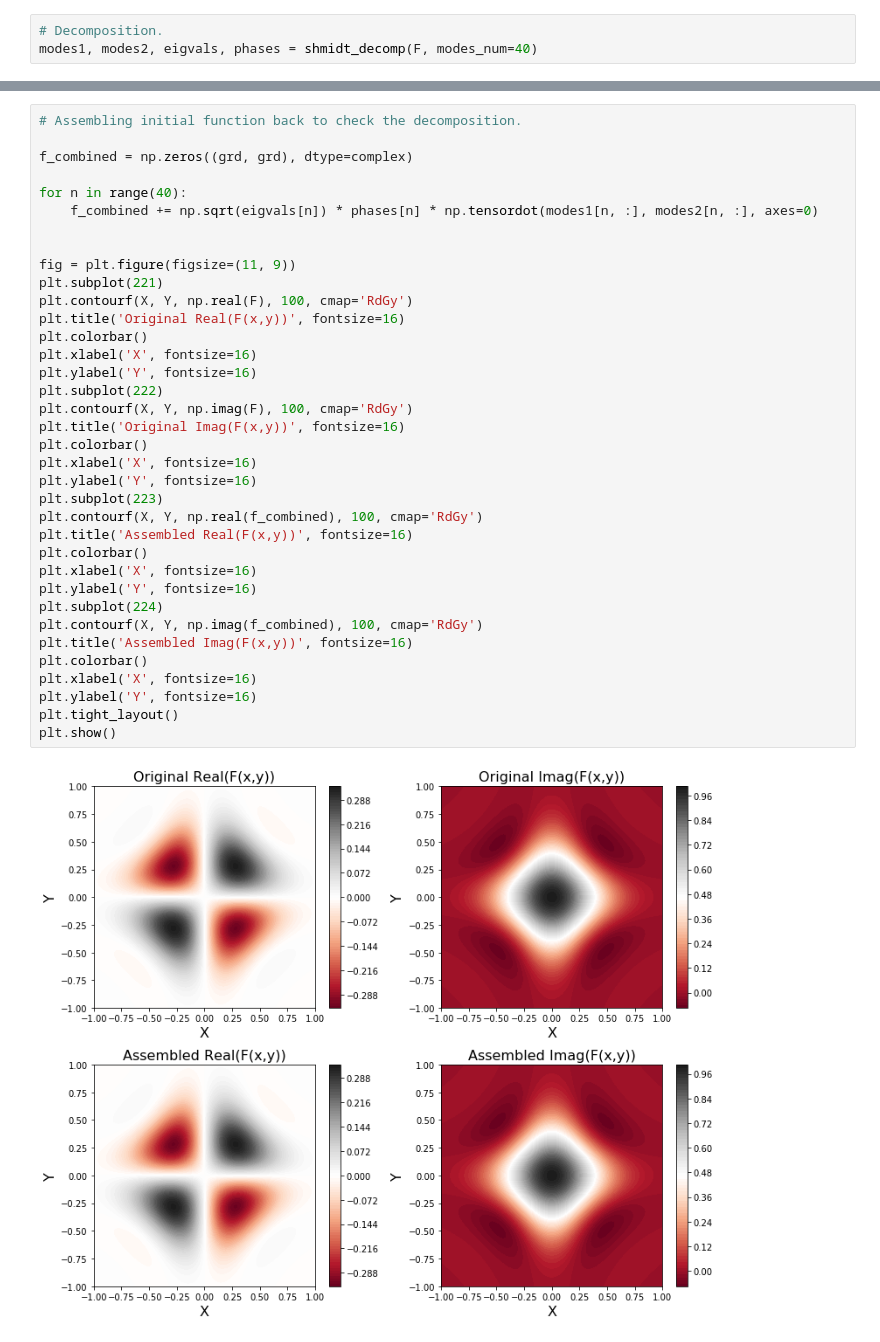
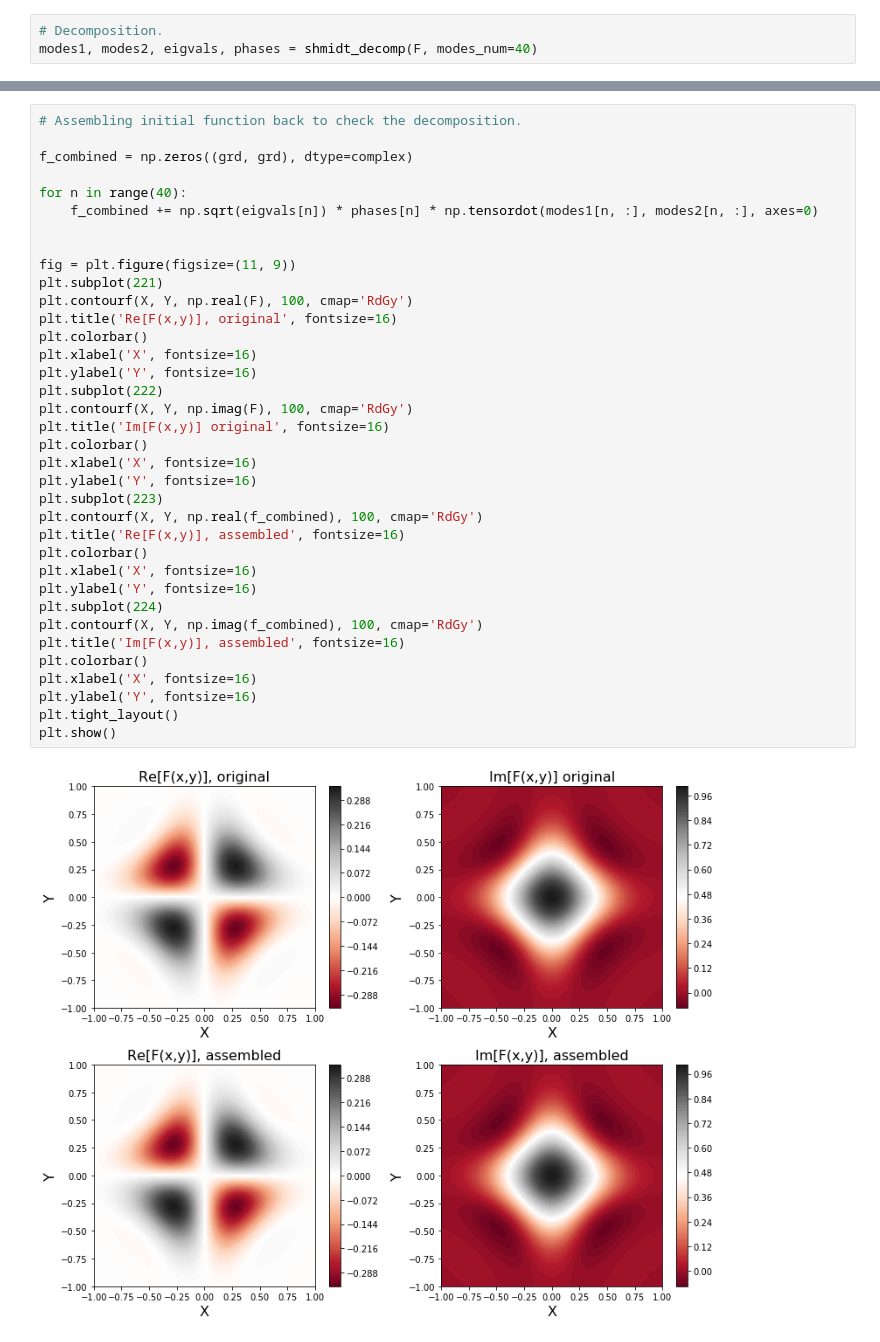
Before and after one commit to matthewR1993/shmidt_decompose, a Jupyter notebook: example.ipynb, the cells around one changed output, grey strips where cells are left out. Saved outputs shown, nothing was run; the diff lists cells and outputs as text.

```diff
--- a/example.ipynb
+++ b/example.ipynb
@@ -81,35 +88,35 @@ plt.show()
 f_combined = np.zeros((grd, grd), dtype=complex)
 
 for n in range(40):
     f_combined += np.sqrt(eigvals[n]) * phases[n] * np.tensordot(modes1[n, :], modes2[n, :], axes=0)
 
 
 fig = plt.figure(figsize=(11, 9))
 plt.subplot(221)
 plt.contourf(X, Y, np.real(F), 100, cmap='RdGy')
-plt.title('Original Real(F(x,y))', fontsize=16)
+plt.title('Re[F(x,y)], original', fontsize=16)
 plt.colorbar()
 plt.xlabel('X', fontsize=16)
 plt.ylabel('Y', fontsize=16)
 plt.subplot(222)
 plt.contourf(X, Y, np.imag(F), 100, cmap='RdGy')
-plt.title('Original Imag(F(x,y))', fontsize=16)
+plt.title('Im[F(x,y)] original', fontsize=16)
 plt.colorbar()
 plt.xlabel('X', fontsize=16)
 plt.ylabel('Y', fontsize=16)
 plt.subplot(223)
 plt.contourf(X, Y, np.real(f_combined), 100, cmap='RdGy')
-plt.title('Assembled Real(F(x,y))', fontsize=16)
+plt.title('Re[F(x,y)], assembled', fontsize=16)
 plt.colorbar()
 plt.xlabel('X', fontsize=16)
 plt.ylabel('Y', fontsize=16)
 plt.subplot(224)
 plt.contourf(X, Y, np.imag(f_combined), 100, cmap='RdGy')
-plt.title('Assembled Imag(F(x,y))', fontsize=16)
+plt.title('Im[F(x,y)], assembled', fontsize=16)
 plt.colorbar()
 plt.xlabel('X', fontsize=16)
 plt.ylabel('Y', fontsize=16)
 plt.tight_layout()
 plt.show()
 # %% [output]
-[figure, old version]
+[figure, new version]
```
Also changed, not shown: parts of 2 cells of this notebook.
